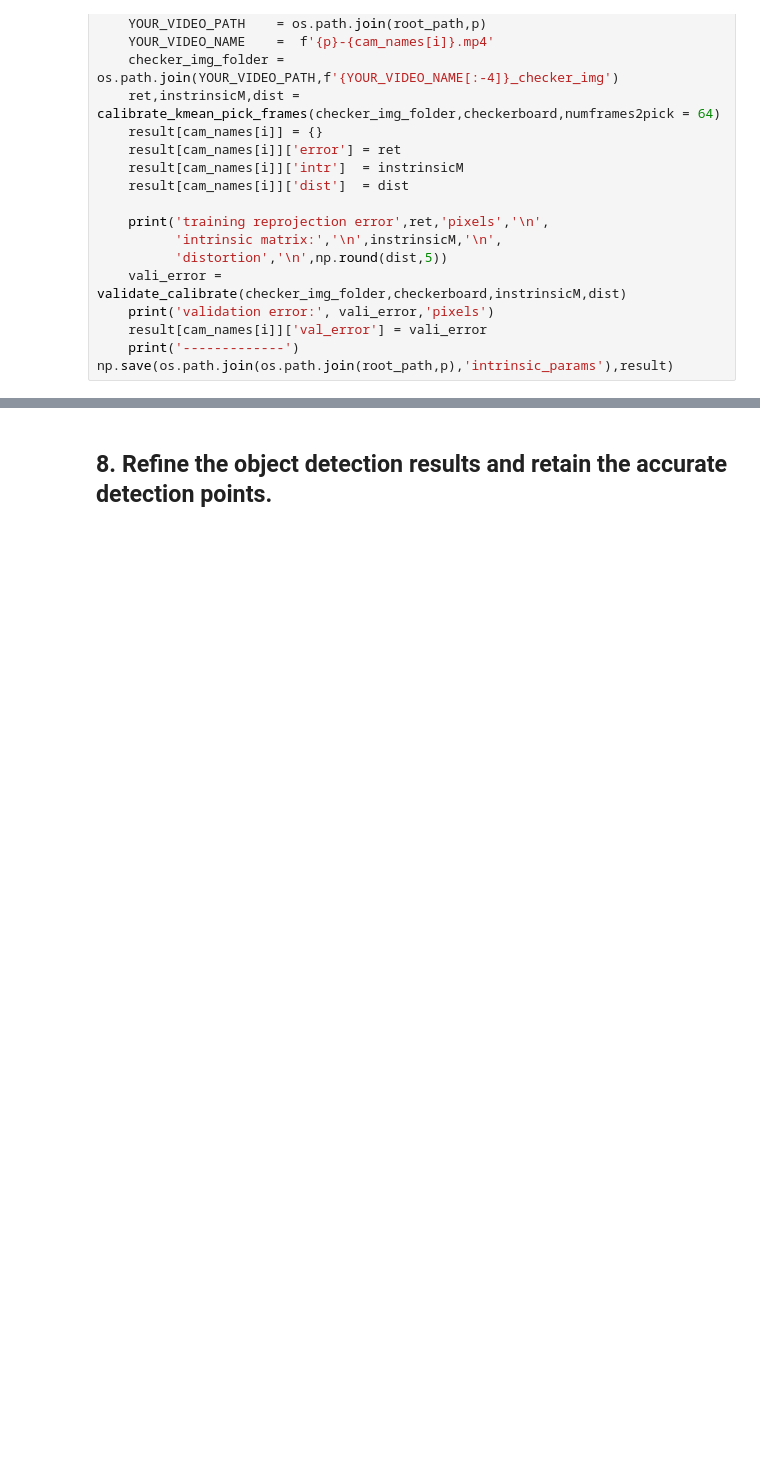
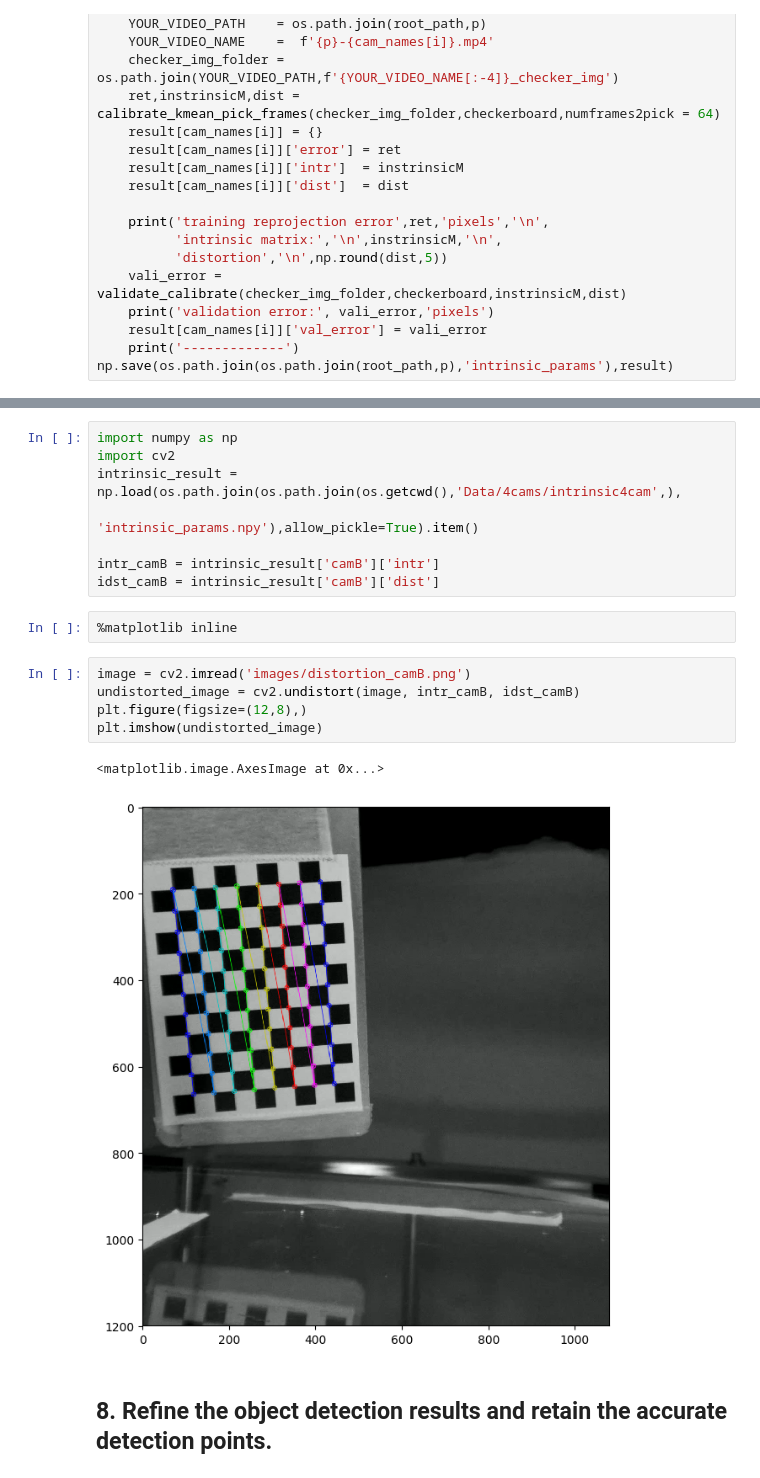
Before and after one commit to giles-hu/CSHL_demos2024, a Jupyter notebook: CSHL_demo_murphylab_hao_tony.ipynb, the cells around one changed output, grey strips where cells are left out. Drawn from its saved outputs; the diff is of its cells as text; blank space fills up the shorter version.

```diff
--- a/CSHL_demo_murphylab_hao_tony.ipynb
+++ b/CSHL_demo_murphylab_hao_tony.ipynb
@@ -305,3 +287,21 @@ np.save(os.path.join(os.path.join(root_path,p),'intrinsic_params'),result)
+# %%
+import numpy as np
+import cv2
+intrinsic_result = np.load(os.path.join(os.path.join(os.getcwd(),'Data/4cams/intrinsic4cam',),
+                                            'intrinsic_params.npy'),allow_pickle=True).item()
+
+intr_camB = intrinsic_result['camB']['intr']
+idst_camB = intrinsic_result['camB']['dist']
+# %%
+%matplotlib inline
+# %%
+image = cv2.imread('images/distortion_camB.png')
+undistorted_image = cv2.undistort(image, intr_camB, idst_camB)
+plt.figure(figsize=(12,8),)
+plt.imshow(undistorted_image)
+# %% [output]
+<matplotlib.image.AxesImage at 0x...>
+[figure, added]
 # %% [markdown]
 ## 8. Refine the object detection results and retain the accurate detection points.
 # %%
```
Also changed, not shown: parts of 28 cells of this notebook.
